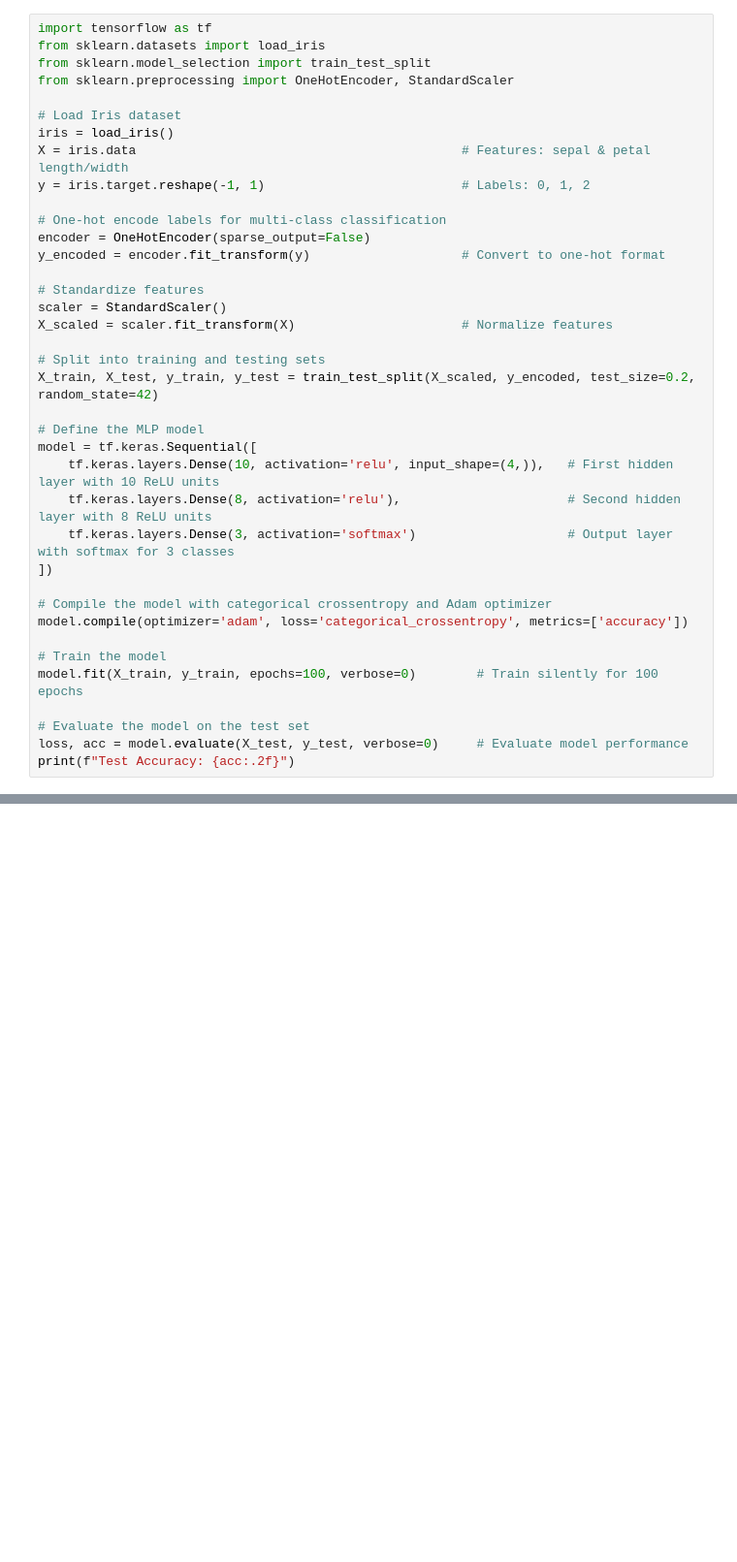
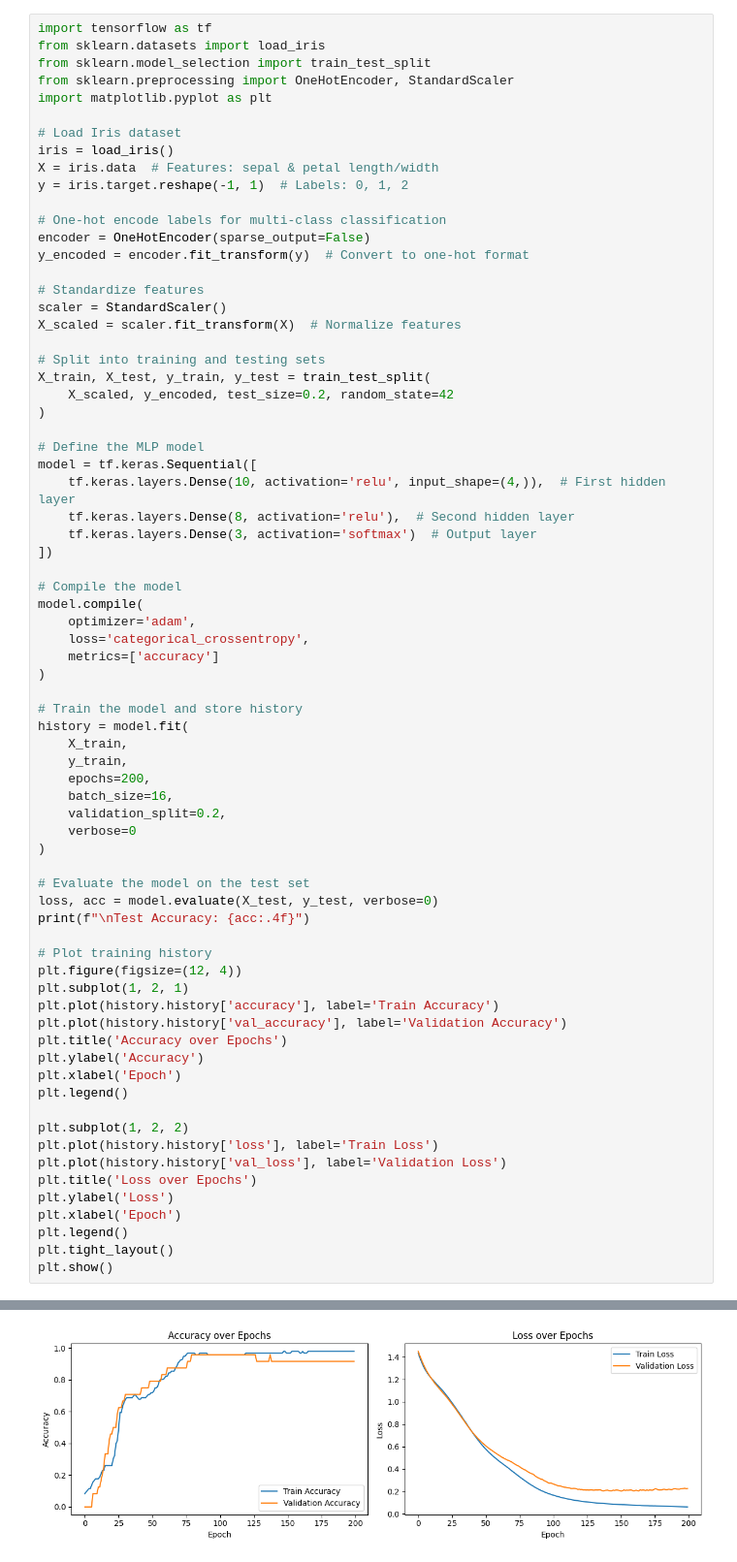
Before and after one commit to Aqfa07/ML-Project, a Jupyter notebook: Project 3: Multilayer Perceptron from Scratch.ipynb, the cells around one changed output, grey strips where cells are left out. Shown: that part at 97% size. Drawn from its saved outputs; the diff is of its cells as text; blank space fills up the shorter version.

```diff
--- a/Project 3: Multilayer Perceptron from Scratch.ipynb
+++ b/Project 3: Multilayer Perceptron from Scratch.ipynb
@@ -5,37 +5,71 @@ import tensorflow as tf
 from sklearn.datasets import load_iris
 from sklearn.model_selection import train_test_split
 from sklearn.preprocessing import OneHotEncoder, StandardScaler
+import matplotlib.pyplot as plt
 
 # Load Iris dataset
 iris = load_iris()
-X = iris.data                                           # Features: sepal & petal length/width
-y = iris.target.reshape(-1, 1)                          # Labels: 0, 1, 2
+X = iris.data  # Features: sepal & petal length/width
+y = iris.target.reshape(-1, 1)  # Labels: 0, 1, 2
 
 # One-hot encode labels for multi-class classification
 encoder = OneHotEncoder(sparse_output=False)
-y_encoded = encoder.fit_transform(y)                    # Convert to one-hot format
+y_encoded = encoder.fit_transform(y)  # Convert to one-hot format
 
 # Standardize features
 scaler = StandardScaler()
-X_scaled = scaler.fit_transform(X)                      # Normalize features
+X_scaled = scaler.fit_transform(X)  # Normalize features
 
 # Split into training and testing sets
-X_train, X_test, y_train, y_test = train_test_split(X_scaled, y_encoded, test_size=0.2, random_state=42)
+X_train, X_test, y_train, y_test = train_test_split(
+    X_scaled, y_encoded, test_size=0.2, random_state=42
+)
 
 # Define the MLP model
 model = tf.keras.Sequential([
-    tf.keras.layers.Dense(10, activation='relu', input_shape=(4,)),   # First hidden layer with 10 ReLU units
-    tf.keras.layers.Dense(8, activation='relu'),                      # Second hidden layer with 8 ReLU units
-    tf.keras.layers.Dense(3, activation='softmax')                    # Output layer with softmax for 3 classes
+    tf.keras.layers.Dense(10, activation='relu', input_shape=(4,)),  # First hidden layer
+    tf.keras.layers.Dense(8, activation='relu'),  # Second hidden layer
+    tf.keras.layers.Dense(3, activation='softmax')  # Output layer
 ])
 
-# Compile the model with categorical crossentropy and Adam optimizer
-model.compile(optimizer='adam', loss='categorical_crossentropy', metrics=['accuracy'])
+# Compile the model
+model.compile(
+    optimizer='adam',
+    loss='categorical_crossentropy',
+    metrics=['accuracy']
+)
 
-# Train the model
-model.fit(X_train, y_train, epochs=100, verbose=0)        # Train silently for 100 epochs
+# Train the model and store history
+history = model.fit(
+    X_train,
+    y_train,
+    epochs=200,
+    batch_size=16,
+    validation_split=0.2,
+    verbose=0
+)
 
 # Evaluate the model on the test set
-loss, acc = model.evaluate(X_test, y_test, verbose=0)     # Evaluate model performance
-print(f"Test Accuracy: {acc:.2f}")
+loss, acc = model.evaluate(X_test, y_test, verbose=0)
+print(f"\nTest Accuracy: {acc:.4f}")
+
+# Plot training history
+plt.figure(figsize=(12, 4))
+plt.subplot(1, 2, 1)
+plt.plot(history.history['accuracy'], label='Train Accuracy')
+plt.plot(history.history['val_accuracy'], label='Validation Accuracy')
+plt.title('Accuracy over Epochs')
+plt.ylabel('Accuracy')
+plt.xlabel('Epoch')
+plt.legend()
+
+plt.subplot(1, 2, 2)
+plt.plot(history.history['loss'], label='Train Loss')
+plt.plot(history.history['val_loss'], label='Validation Loss')
+plt.title('Loss over Epochs')
+plt.ylabel('Loss')
+plt.xlabel('Epoch')
+plt.legend()
+plt.tight_layout()
+plt.show()
 # %% [output]
@@ -42,0 +77 @@ Test Accuracy: 0.97
+[figure, added]
```
Also changed, not shown: parts of 1 cell of this notebook.
